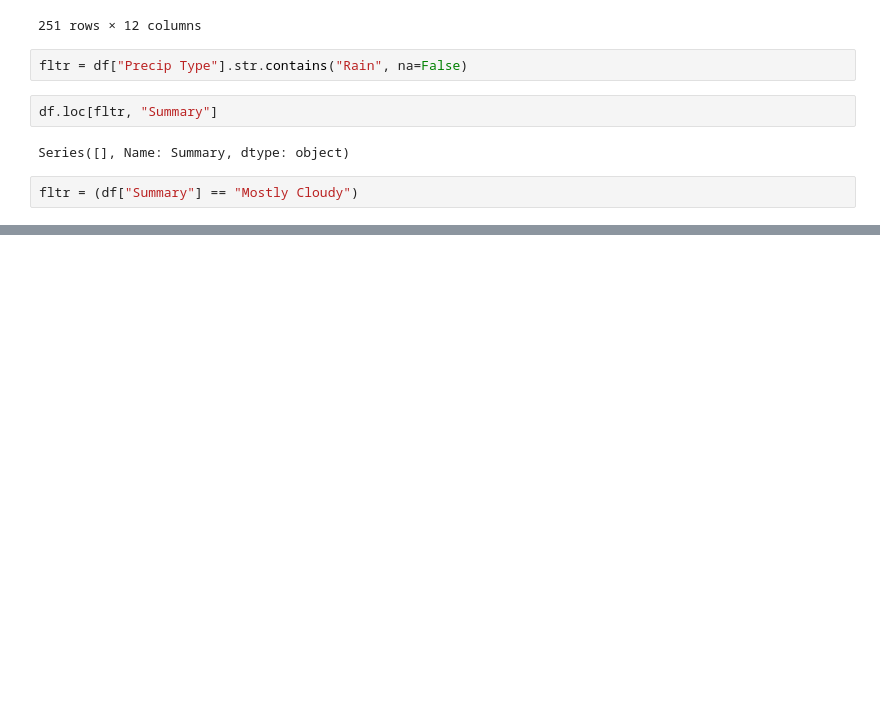
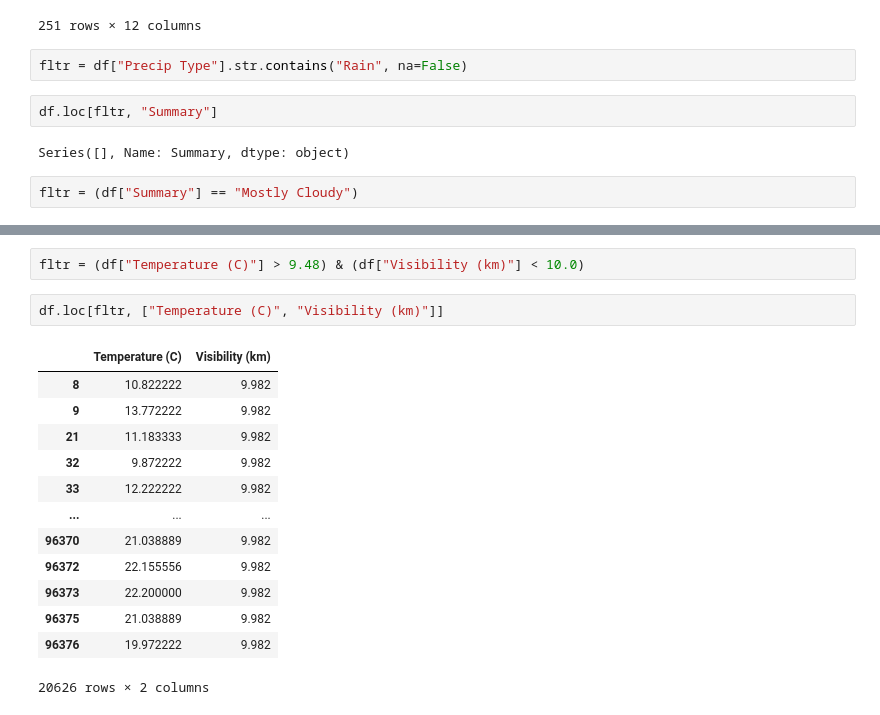
Before and after one commit to niteshprajapat/Kaggle-Weather-Dataset-Analysis, a Jupyter notebook: Weather Project.ipynb, the cells around one changed output, grey strips where cells are left out. Saved outputs shown, nothing was run; the diff lists cells and outputs as text; blank space fills up the shorter version.

```diff
--- a/Weather Project.ipynb
+++ b/Weather Project.ipynb
@@ -551,0 +558,18 @@ df.loc[fltr, ["Humidity", "Loud Cover"]]
+# %%
+fltr = (df["Temperature (C)"] > 9.48) & (df["Visibility (km)"] < 10.0)
+# %%
+df.loc[fltr, ["Temperature (C)", "Visibility (km)"]]
+# %% [output]
+|  | Temperature (C) | Visibility (km) |
+| 8 | 10.822222 | 9.982 |
+| 9 | 13.772222 | 9.982 |
+| 21 | 11.183333 | 9.982 |
+| 32 | 9.872222 | 9.982 |
+| 33 | 12.222222 | 9.982 |
+| ... | ... | ... |
+| 96370 | 21.038889 | 9.982 |
+| 96372 | 22.155556 | 9.982 |
+| 96373 | 22.200000 | 9.982 |
+| 96375 | 21.038889 | 9.982 |
+| 96376 | 19.972222 | 9.982 |
+20626 rows × 2 columns
```
Also changed, not shown: parts of 4 cells of this notebook.
